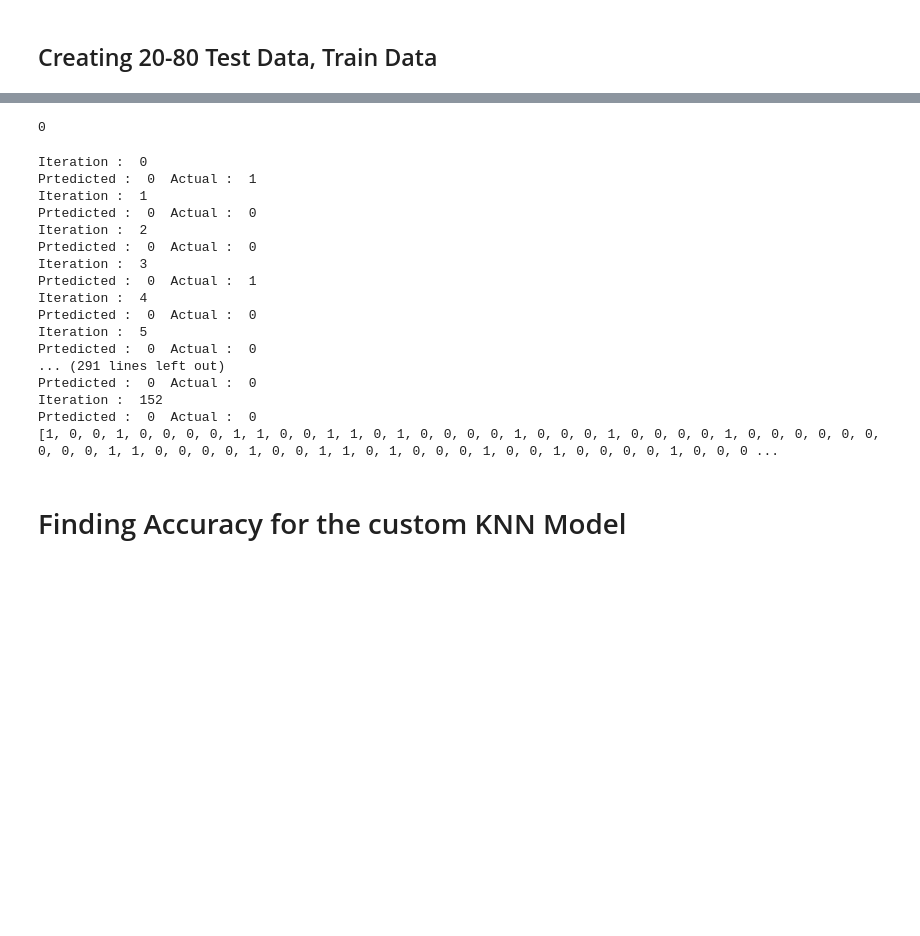
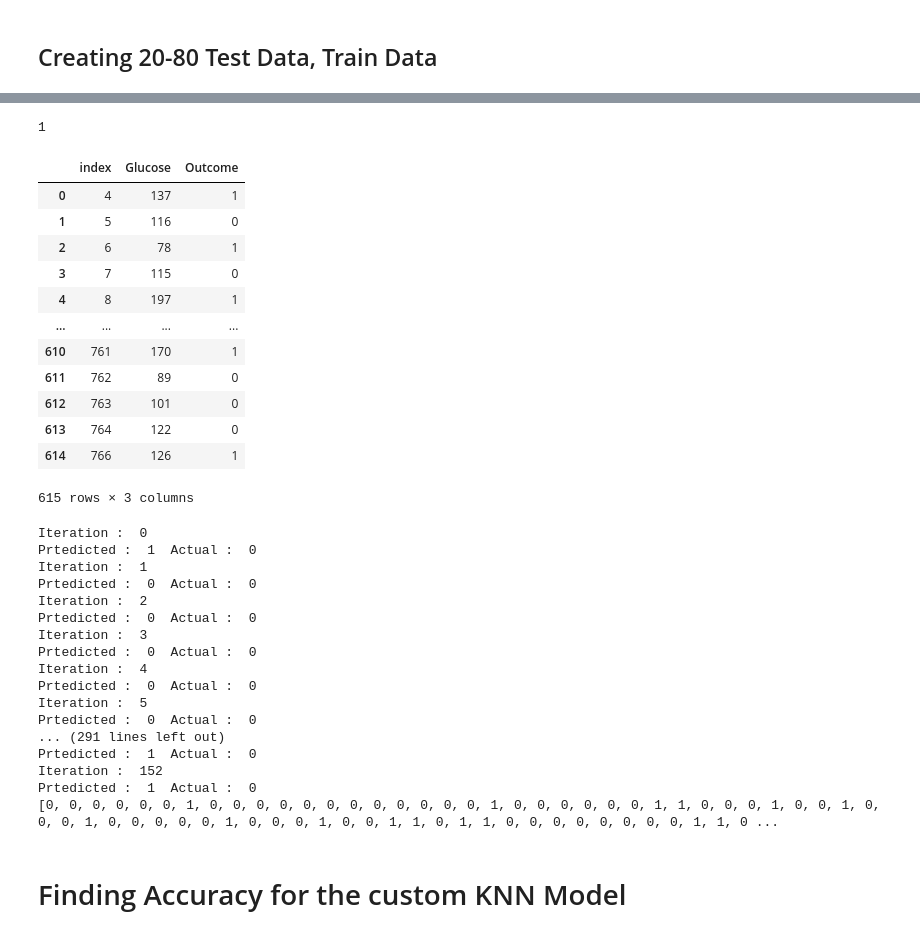
Before and after one commit to himel99/ML-Lab, a Jupyter notebook: Assignment/KNN_raw_1707082.ipynb, the cells around one changed output, grey strips where cells are left out. Cells and saved outputs as stored; diff of their text form; code cells hidden in the pictures; blank space fills up the shorter version.

```diff
--- a/Assignment/KNN_raw_1707082.ipynb
+++ b/Assignment/KNN_raw_1707082.ipynb
@@ -266,8 +270,25 @@ train
 # %%
 user_data_test = rand.to_numpy()
 print(user_data_test[0][1])
+
+
+train = train.reset_index()
+train
 # %% [output]
-0
+1
+|  | index | Glucose | Outcome |
+| 0 | 4 | 137 | 1 |
+| 1 | 5 | 116 | 0 |
+| 2 | 6 | 78 | 1 |
+| 3 | 7 | 115 | 0 |
+| 4 | 8 | 197 | 1 |
+| ... | ... | ... | ... |
+| 610 | 761 | 170 | 1 |
+| 611 | 762 | 89 | 0 |
+| 612 | 763 | 101 | 0 |
+| 613 | 764 | 122 | 0 |
+| 614 | 766 | 126 | 1 |
+615 rows × 3 columns
 # %%
 from statistics import mode
 data_arr = []
@@ -276,7 +297,7 @@ res_test = []
 
 for l in range(len(rand)):
     print('Iteration : ',l)
-    for i in range(0,len(test)):
+    for i in range(0,len(train)):
         for j in columns:
             #print(test[j][i])
             elem = train[j][i]
@@ -300,22 +321,22 @@ for l in range(len(rand)):
 print(res_test)
 # %% [output]
 Iteration :  0
-Prtedicted :  0  Actual :  1
+Prtedicted :  1  Actual :  0
 Iteration :  1
 Prtedicted :  0  Actual :  0
 Iteration :  2
 Prtedicted :  0  Actual :  0
 Iteration :  3
-Prtedicted :  0  Actual :  1
+Prtedicted :  0  Actual :  0
 Iteration :  4
 Prtedicted :  0  Actual :  0
 Iteration :  5
 Prtedicted :  0  Actual :  0
 ... (291 lines left out)
-Prtedicted :  0  Actual :  0
+Prtedicted :  1  Actual :  0
 Iteration :  152
-Prtedicted :  0  Actual :  0
-[1, 0, 0, 1, 0, 0, 0, 0, 1, 1, 0, 0, 1, 1, 0, 1, 0, 0, 0, 0, 1, 0, 0, 0, 1, 0, 0, 0, 0, 1, 0, 0, 0, 0, 0, 0, 0, 0, 0, 1, 1, 0, 0, 0, 0, 1, 0, 0, 1, 1, 0, 1, 0, 0, 0, 1, 0, 0, 1, 0, 0, 0, 0, 1, 0, 0, 0 ...
+Prtedicted :  1  Actual :  0
+[0, 0, 0, 0, 0, 0, 1, 0, 0, 0, 0, 0, 0, 0, 0, 0, 0, 0, 0, 1, 0, 0, 0, 0, 0, 0, 1, 1, 0, 0, 0, 1, 0, 0, 1, 0, 0, 0, 1, 0, 0, 0, 0, 0, 1, 0, 0, 0, 1, 0, 0, 1, 1, 0, 1, 1, 0, 0, 0, 0, 0, 0, 0, 0, 1, 1, 0 ...
 # %% [markdown]
 # Finding Accuracy for the custom KNN Model
 # %%
```
Also changed, not shown: parts of 10 cells of this notebook.
